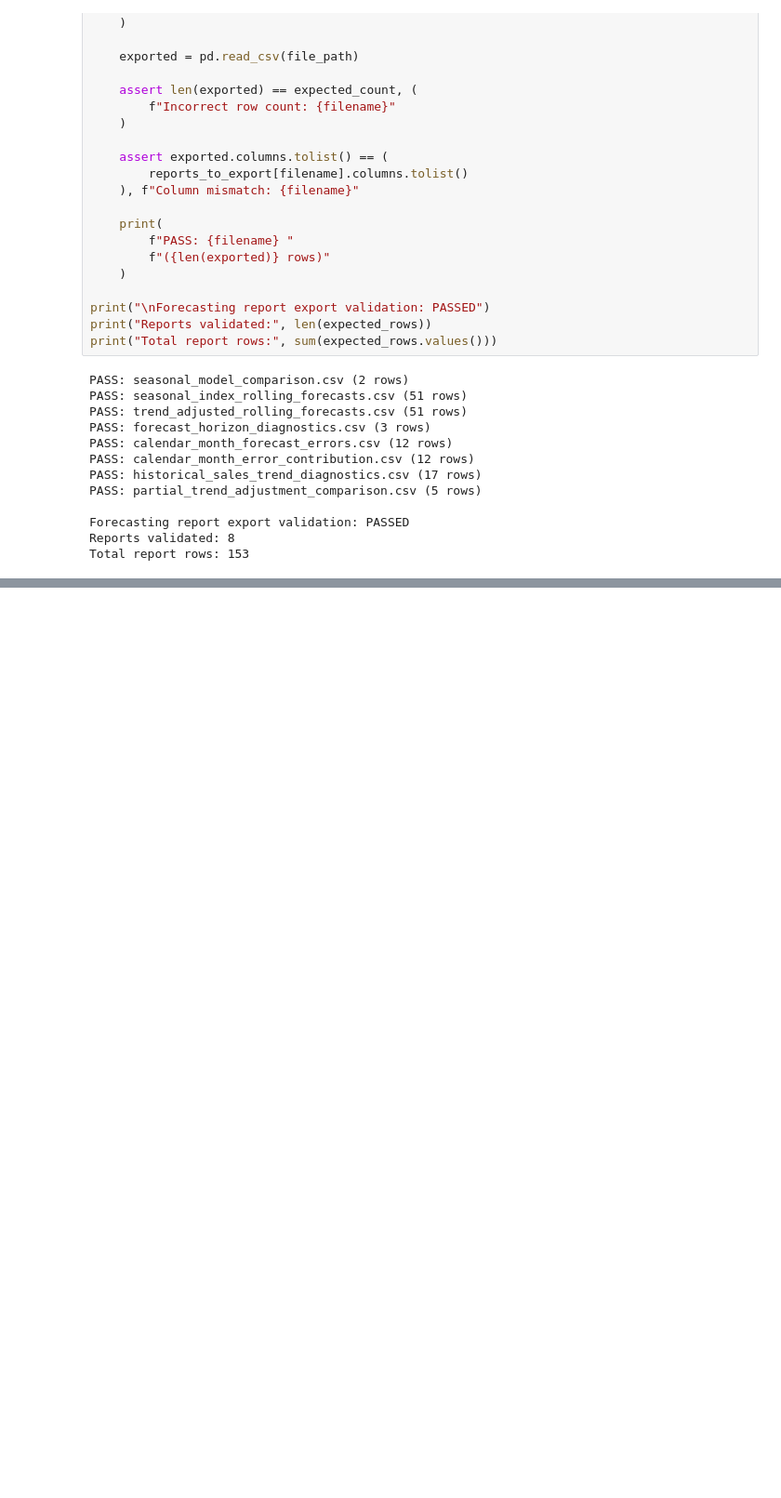
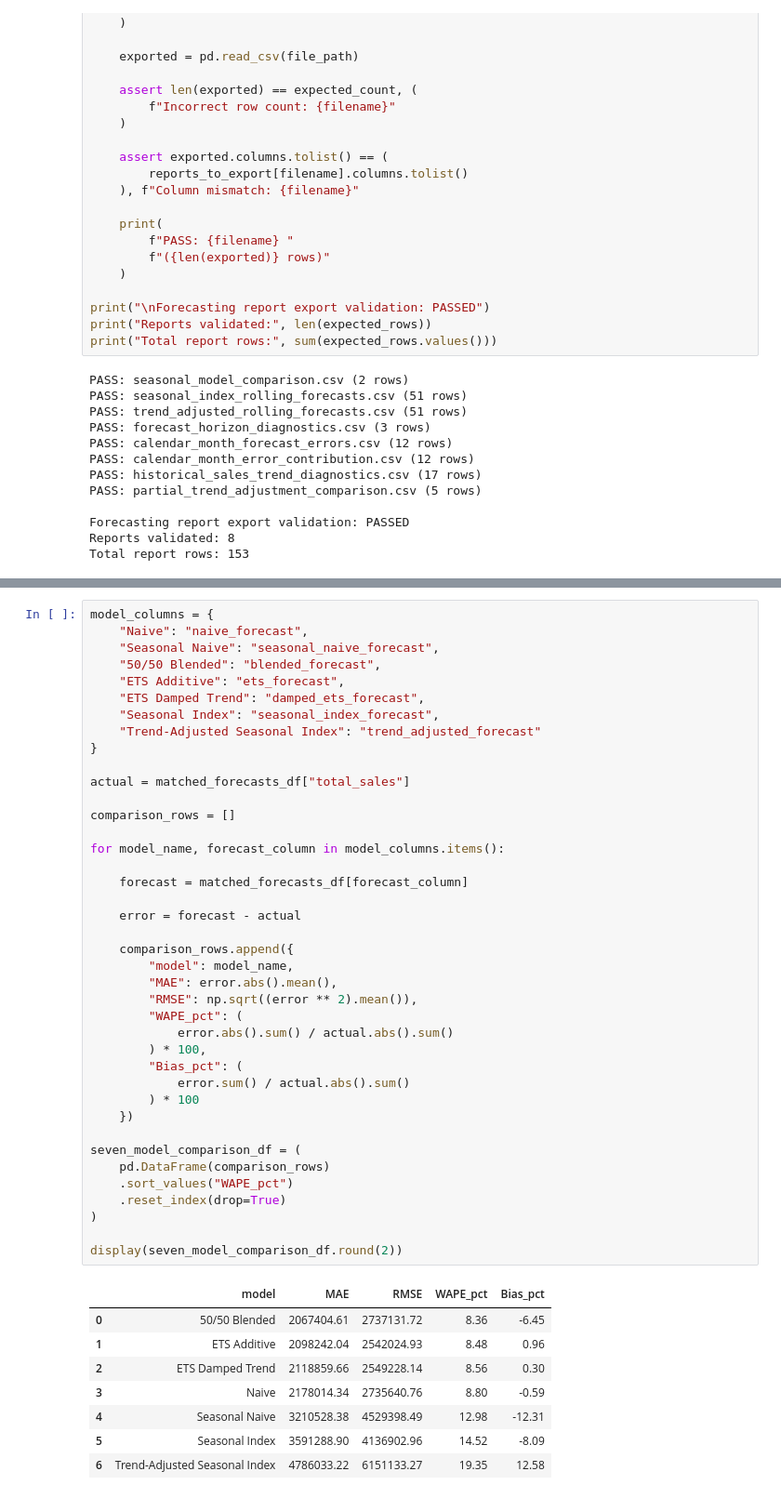
Before and after one commit to Abu-Hozaifa-Retail-Analyst/retail-sales-forecasting, a Jupyter notebook: notebooks/05_forecasting/02_forecasting_feature_evaluation.ipynb, the cells around one changed output, grey strips where cells are left out. Shown at 93% size. Cells and saved outputs as stored; diff of their text form; blank space fills up the shorter version.

```diff
--- a/notebooks/05_forecasting/02_forecasting_feature_evaluation.ipynb
+++ b/notebooks/05_forecasting/02_forecasting_feature_evaluation.ipynb
@@ -1933,0 +2273,49 @@ Total report rows: 153
+# %%
+model_columns = {
+    "Naive": "naive_forecast",
+    "Seasonal Naive": "seasonal_naive_forecast",
+    "50/50 Blended": "blended_forecast",
+    "ETS Additive": "ets_forecast",
+    "ETS Damped Trend": "damped_ets_forecast",
+    "Seasonal Index": "seasonal_index_forecast",
+    "Trend-Adjusted Seasonal Index": "trend_adjusted_forecast"
+}
+
+actual = matched_forecasts_df["total_sales"]
+
+comparison_rows = []
+
+for model_name, forecast_column in model_columns.items():
+
+    forecast = matched_forecasts_df[forecast_column]
+
+    error = forecast - actual
+
+    comparison_rows.append({
+        "model": model_name,
+        "MAE": error.abs().mean(),
+        "RMSE": np.sqrt((error ** 2).mean()),
+        "WAPE_pct": (
+            error.abs().sum() / actual.abs().sum()
+        ) * 100,
+        "Bias_pct": (
+            error.sum() / actual.abs().sum()
+        ) * 100
+    })
+
+seven_model_comparison_df = (
+    pd.DataFrame(comparison_rows)
+    .sort_values("WAPE_pct")
+    .reset_index(drop=True)
+)
+
+display(seven_model_comparison_df.round(2))
+# %% [output]
+|  | model | MAE | RMSE | WAPE_pct | Bias_pct |
+| 0 | 50/50 Blended | 2067404.61 | 2737131.72 | 8.36 | -6.45 |
+| 1 | ETS Additive | 2098242.04 | 2542024.93 | 8.48 | 0.96 |
+| 2 | ETS Damped Trend | 2118859.66 | 2549228.14 | 8.56 | 0.30 |
+| 3 | Naive | 2178014.34 | 2735640.76 | 8.80 | -0.59 |
+| 4 | Seasonal Naive | 3210528.38 | 4529398.49 | 12.98 | -12.31 |
+| 5 | Seasonal Index | 3591288.90 | 4136902.96 | 14.52 | -8.09 |
+| 6 | Trend-Adjusted Seasonal Index | 4786033.22 | 6151133.27 | 19.35 | 12.58 |
```
Also changed, not shown: parts of 19 cells of this notebook, 5 other files.
